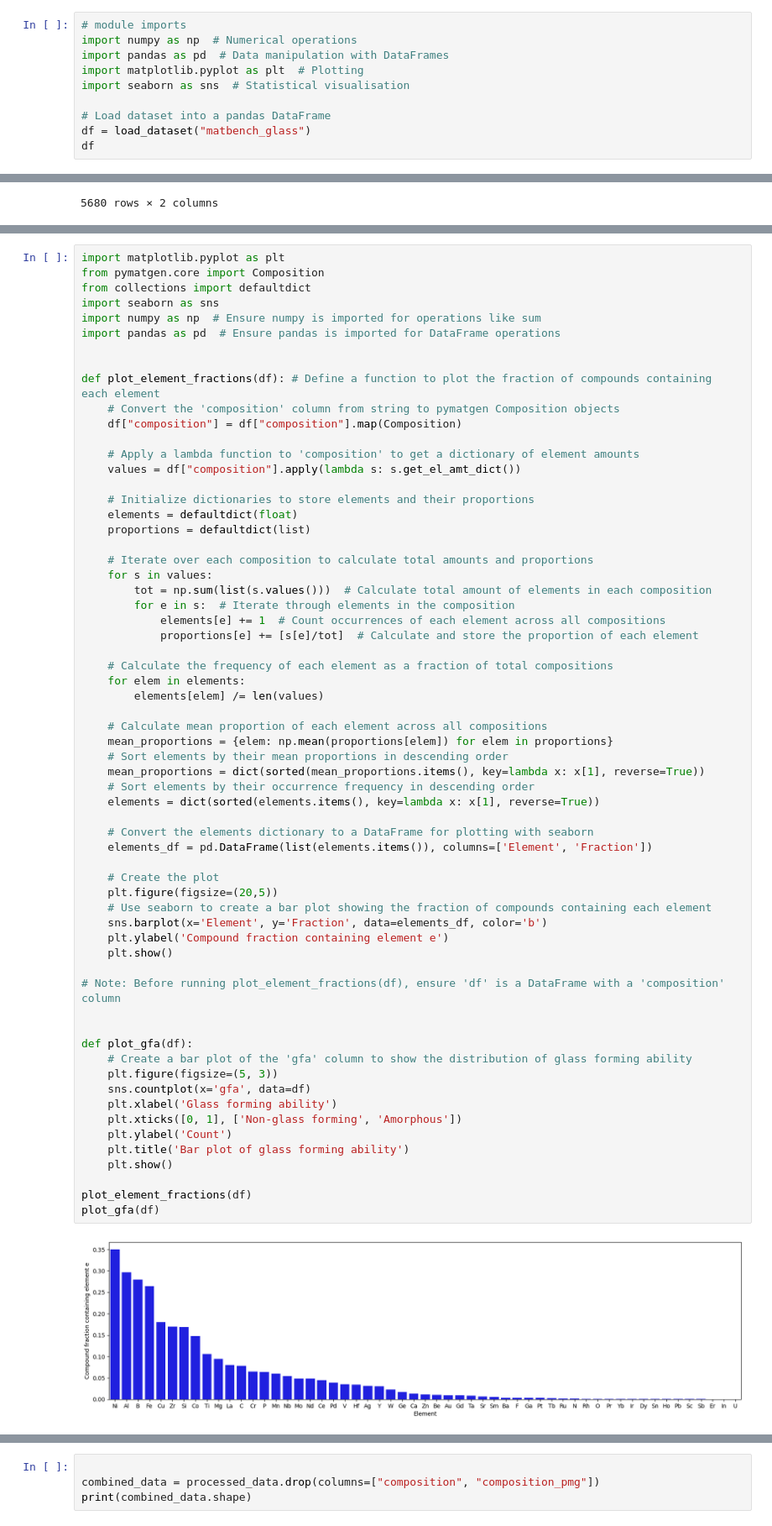
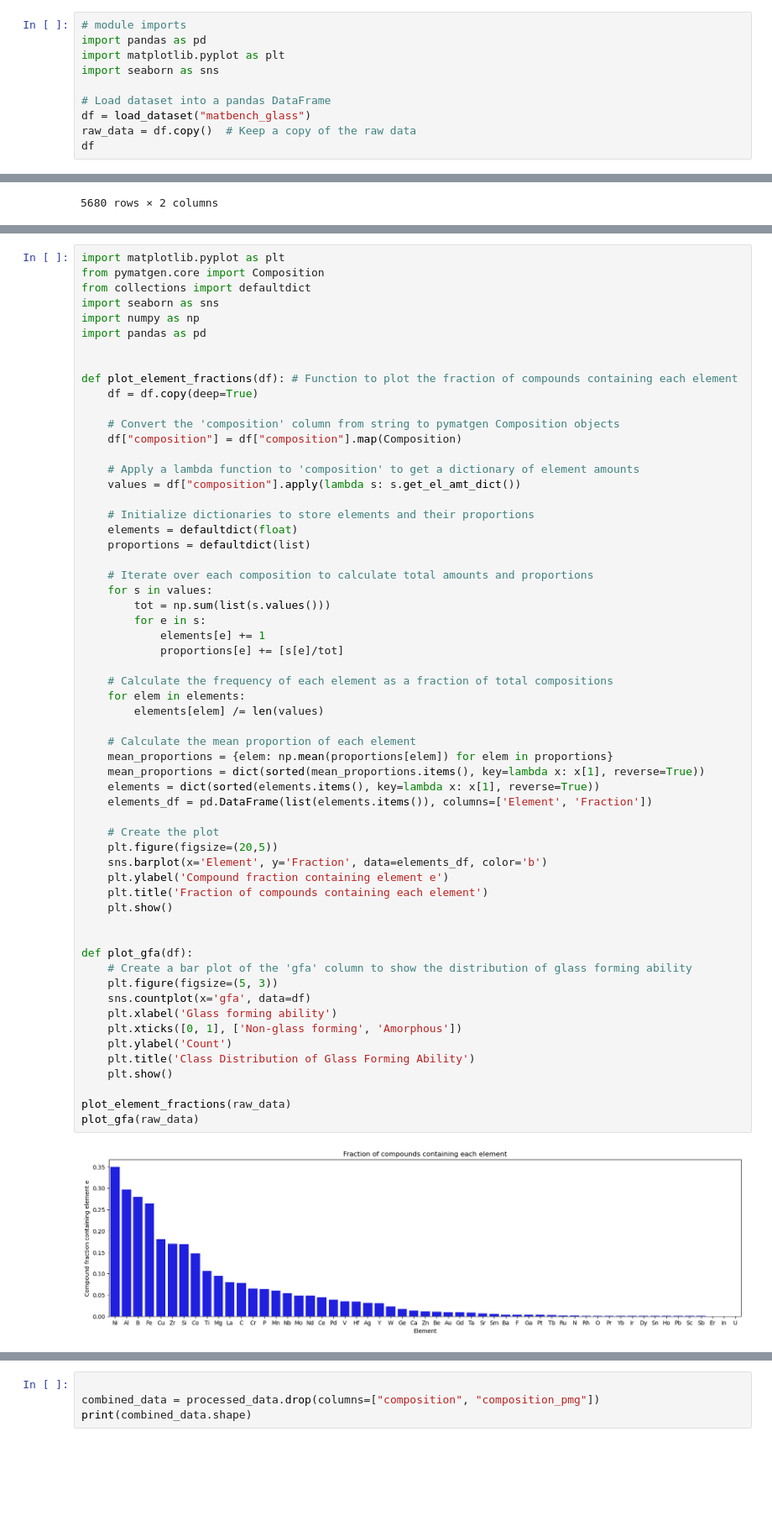
Before and after one commit to abhi0raj/Amorphous-classifier, a Jupyter notebook: main.ipynb, the cells around one changed output, grey strips where cells are left out. Shown at 84% size. Drawn from its saved outputs; the diff is of its cells as text; blank space fills up the shorter version.

```diff
--- a/main.ipynb
+++ b/main.ipynb
@@ -67,13 +79,13 @@ Figshare URL: https://ml.materialsproject.org/projects/matbench_glass.json.gz
 SHA256 Hash Digest: 36beb654e2a463ee2a6572105bea0ca2961eee7c7b26a25377bff2c3b338e53a
 # %%
 # module imports
-import numpy as np  # Numerical operations
-import pandas as pd  # Data manipulation with DataFrames
-import matplotlib.pyplot as plt  # Plotting
-import seaborn as sns  # Statistical visualisation
+import pandas as pd
+import matplotlib.pyplot as plt
+import seaborn as sns
 
 # Load dataset into a pandas DataFrame
 df = load_dataset("matbench_glass")
+raw_data = df.copy()  # Keep a copy of the raw data
 df
 # %% [output]
 |  | composition | gfa |
@@ -102,11 +114,13 @@ import matplotlib.pyplot as plt
 from pymatgen.core import Composition
 from collections import defaultdict
 import seaborn as sns
-import numpy as np  # Ensure numpy is imported for operations like sum
-import pandas as pd  # Ensure pandas is imported for DataFrame operations
+import numpy as np
+import pandas as pd
 
 
-def plot_element_fractions(df): # Define a function to plot the fraction of compounds containing each element
+def plot_element_fractions(df): # Function to plot the fraction of compounds containing each element
+    df = df.copy(deep=True)
+
     # Convert the 'composition' column from string to pymatgen Composition objects
     df["composition"] = df["composition"].map(Composition)
 
@@ -119,46 +133,40 @@ def plot_element_fractions(df): # Define a function to plot the fraction of comp
 
     # Iterate over each composition to calculate total amounts and proportions
     for s in values:
-        tot = np.sum(list(s.values()))  # Calculate total amount of elements in each composition
-        for e in s:  # Iterate through elements in the composition
-            elements[e] += 1  # Count occurrences of each element across all compositions
-            proportions[e] += [s[e]/tot]  # Calculate and store the proportion of each element
+        tot = np.sum(list(s.values()))
+        for e in s:
+            elements[e] += 1
+            proportions[e] += [s[e]/tot]
 
     # Calculate the frequency of each element as a fraction of total compositions
     for elem in elements:
         elements[elem] /= len(values)
 
-    # Calculate mean proportion of each element across all compositions
+    # Calculate the mean proportion of each element
     mean_proportions = {elem: np.mean(proportions[elem]) for elem in proportions}
-    # Sort elements by their mean proportions in descending order
     mean_proportions = dict(sorted(mean_proportions.items(), key=lambda x: x[1], reverse=True))
-    # Sort elements by their occurrence frequency in descending order
     elements = dict(sorted(elements.items(), key=lambda x: x[1], reverse=True))
-
-    # Convert the elements dictionary to a DataFrame for plotting with seaborn
     elements_df = pd.DataFrame(list(elements.items()), columns=['Element', 'Fraction'])
 
     # Create the plot
     plt.figure(figsize=(20,5))
-    # Use seaborn to create a bar plot showing the fraction of compounds containing each element
     sns.barplot(x='Element', y='Fraction', data=elements_df, color='b')
     plt.ylabel('Compound fraction containing element e')
+    plt.title('Fraction of compounds containing each element')
     plt.show()
-
-# Note: Before running plot_element_fractions(df), ensure 'df' is a DataFrame with a 'composition' column
 
 
 def plot_gfa(df):
     # Create a bar plot of the 'gfa' column to show the distribution of glass forming ability
     plt.figure(figsize=(5, 3))
     sns.countplot(x='gfa', data=df)
     plt.xlabel('Glass forming ability')
     plt.xticks([0, 1], ['Non-glass forming', 'Amorphous'])
     plt.ylabel('Count')
-    plt.title('Bar plot of glass forming ability')
+    plt.title('Class Distribution of Glass Forming Ability')
     plt.show()
 
-plot_element_fractions(df)
-plot_gfa(df)
+plot_element_fractions(raw_data)
+plot_gfa(raw_data)
 # %% [output]
-[figure, old version]
+[figure, new version]
```
Also changed, not shown: parts of 18 cells of this notebook, 1 other file.
